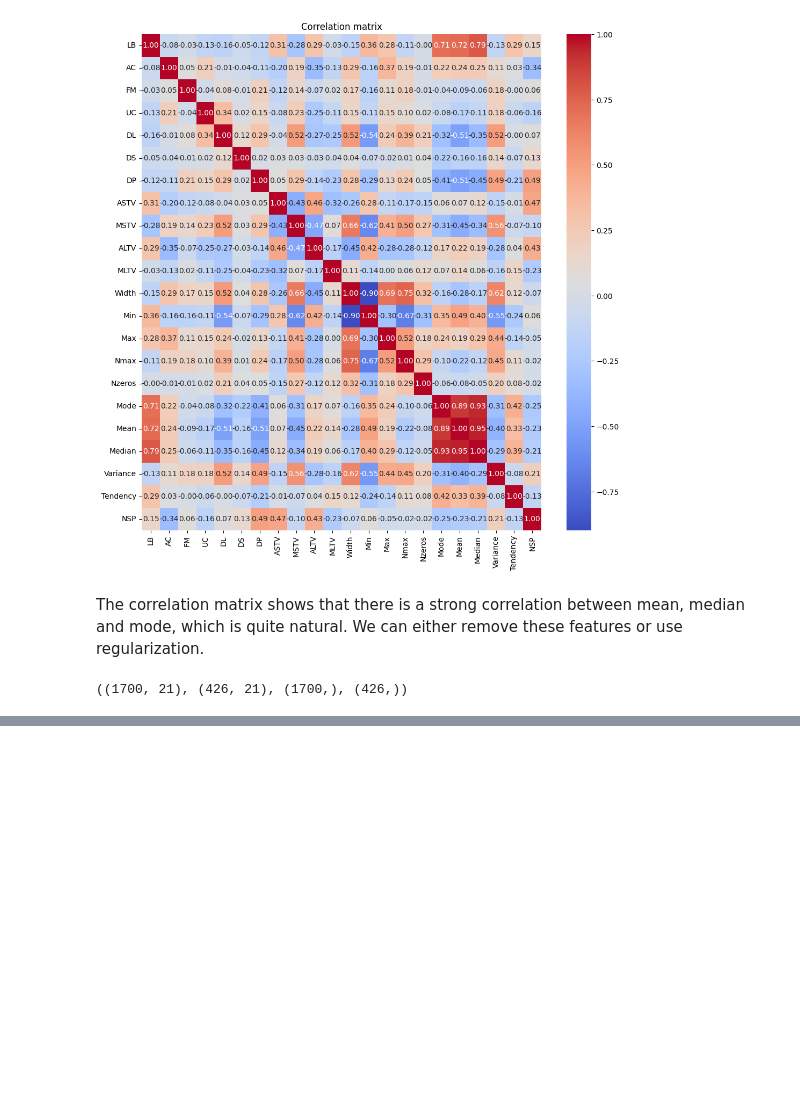
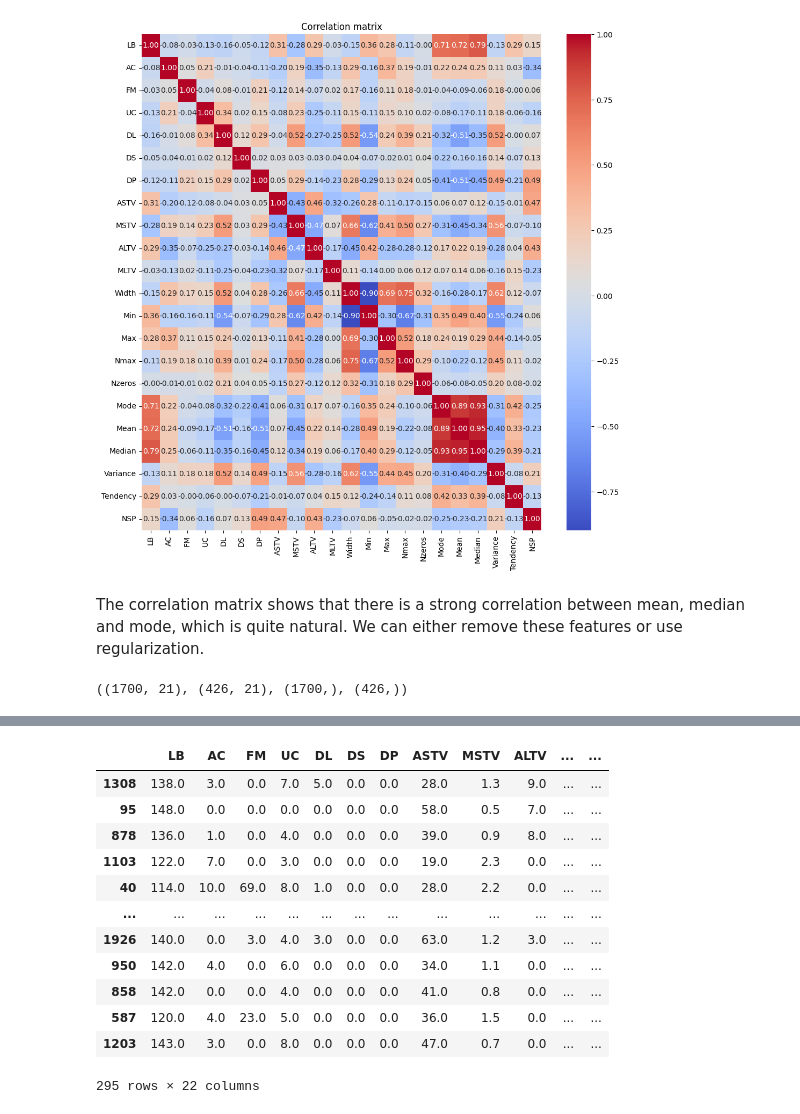
Before and after one commit to SergeyHSE/BaggingAndNLP.github.io, a Jupyter notebook: LogRegCardiotocography.ipynb, the cells around one changed output, grey strips where cells are left out. Cells and saved outputs as stored; diff of their text form; code cells hidden in the pictures; blank space fills up the shorter version.

```diff
--- a/LogRegCardiotocography.ipynb
+++ b/LogRegCardiotocography.ipynb
@@ -232,3 +232,29 @@ Median        -0.0622      0.067     -0.934      0.350      -0.193       0.068
 Variance       0.0591      0.012      4.734      0.000       0.035       0.083
 Tendency       0.6103      0.426      1.432      0.152      -0.225       1.446
 ==============================================================================
+# %%
+# Let's try to make class more balance
+from sklearn.utils import resample
+
+class_1 = data[data['NSP'] == 1]
+class_2 = data[data['NSP'] == 2]
+class_3 = data[data['NSP'] == 3]
+
+class_size = len(class_2)
+
+undersampled_class_1 = resample(class_1, replace=False, n_samples=class_size, random_state=42)
+undersampled_class_1
+# %% [output]
+|  | LB | AC | FM | UC | DL | DS | DP | ASTV | MSTV | ALTV | ... | ... |
+| 1308 | 138.0 | 3.0 | 0.0 | 7.0 | 5.0 | 0.0 | 0.0 | 28.0 | 1.3 | 9.0 | ... | ... |
+| 95 | 148.0 | 0.0 | 0.0 | 0.0 | 0.0 | 0.0 | 0.0 | 58.0 | 0.5 | 7.0 | ... | ... |
+| 878 | 136.0 | 1.0 | 0.0 | 4.0 | 0.0 | 0.0 | 0.0 | 39.0 | 0.9 | 8.0 | ... | ... |
+| 1103 | 122.0 | 7.0 | 0.0 | 3.0 | 0.0 | 0.0 | 0.0 | 19.0 | 2.3 | 0.0 | ... | ... |
+| 40 | 114.0 | 10.0 | 69.0 | 8.0 | 1.0 | 0.0 | 0.0 | 28.0 | 2.2 | 0.0 | ... | ... |
+| ... | ... | ... | ... | ... | ... | ... | ... | ... | ... | ... | ... | ... |
+| 1926 | 140.0 | 0.0 | 3.0 | 4.0 | 3.0 | 0.0 | 0.0 | 63.0 | 1.2 | 3.0 | ... | ... |
+| 950 | 142.0 | 4.0 | 0.0 | 6.0 | 0.0 | 0.0 | 0.0 | 34.0 | 1.1 | 0.0 | ... | ... |
+| 858 | 142.0 | 0.0 | 0.0 | 4.0 | 0.0 | 0.0 | 0.0 | 41.0 | 0.8 | 0.0 | ... | ... |
+| 587 | 120.0 | 4.0 | 23.0 | 5.0 | 0.0 | 0.0 | 0.0 | 36.0 | 1.5 | 0.0 | ... | ... |
+| 1203 | 143.0 | 3.0 | 0.0 | 8.0 | 0.0 | 0.0 | 0.0 | 47.0 | 0.7 | 0.0 | ... | ... |
+295 rows × 22 columns
```
Also changed, not shown: parts of 1 cell of this notebook.
